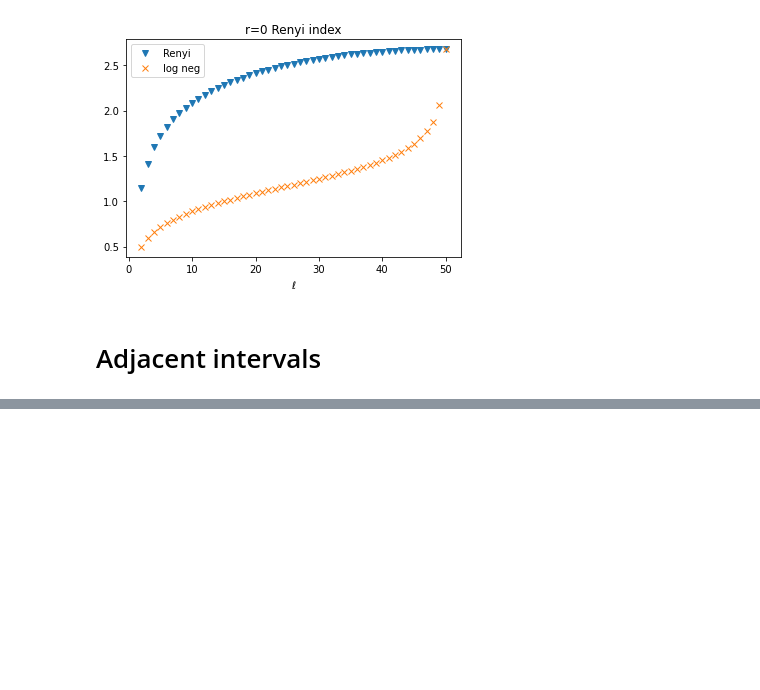
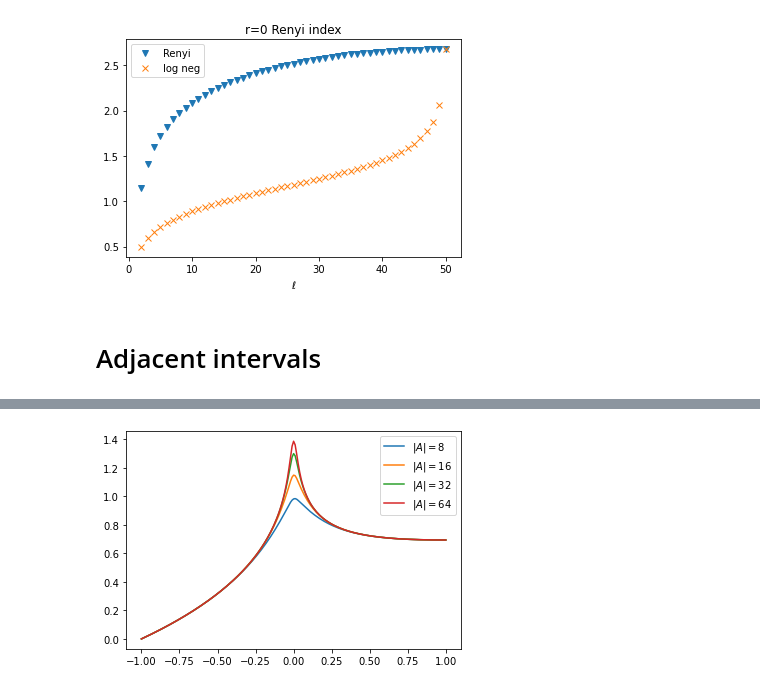
Before and after one commit to hainingpan/SPT, a Jupyter notebook: freefermion_python.ipynb, the cells around one changed output, grey strips where cells are left out. Drawn from its saved outputs; the diff is of its cells as text; code cells hidden in the pictures; blank space fills up the shorter version.

```diff
--- a/freefermion_python.ipynb
+++ b/freefermion_python.ipynb
@@ -171,0 +188,31 @@ plt.show()
+# %%
+δlist = np.linspace(-1,1,201)
+Tm = 5e-3
+Nc = 64
+N = 2*Nc # number of majoranas
+BC = -1
+
+Lsub_list=np.array([8,16,32,64])
+LN=np.zeros((len(δlist),len(Lsub_list))) # log neg
+
+for i_d in range(len(δlist)):
+    δ = δlist[i_d]
+    t = -(1+δ)/2
+    Δ = t
+    μ = (1-δ)
+    Gm = BdG_Hamiltonian(Nc,t,Δ,μ,Tm,BC)
+
+    for i_L in range(len(Lsub_list)):
+        Lsub=Lsub_list[i_L]
+        inds_A= np.arange(0,Lsub)
+#         inds_AB= np.arange(0,int(2*Lsub_list[i_L]))
+        inds_AB= np.arange(0,N)
+
+        LN[i_d,i_L]=log_neg_calc(int(Lsub/2),Nc-int(Lsub/2),Gm[np.ix_(inds_AB,inds_AB)])
+# %%
+for i_L in range(len(Lsub_list)):
+    plt.plot(δlist, LN[:,i_L],label=r"$ |A| = %d$" % (Lsub_list[i_L]))
+plt.legend()
+plt.show()
+# %% [output]
+[figure, added]
```
Also changed, not shown: parts of 7 cells of this notebook, 1 other file.
